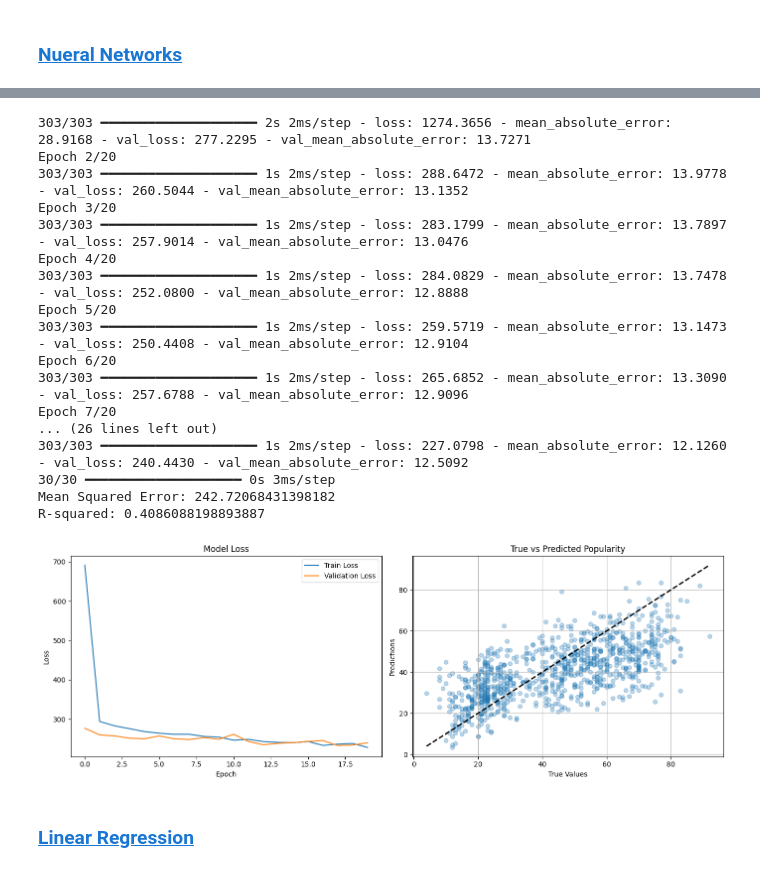
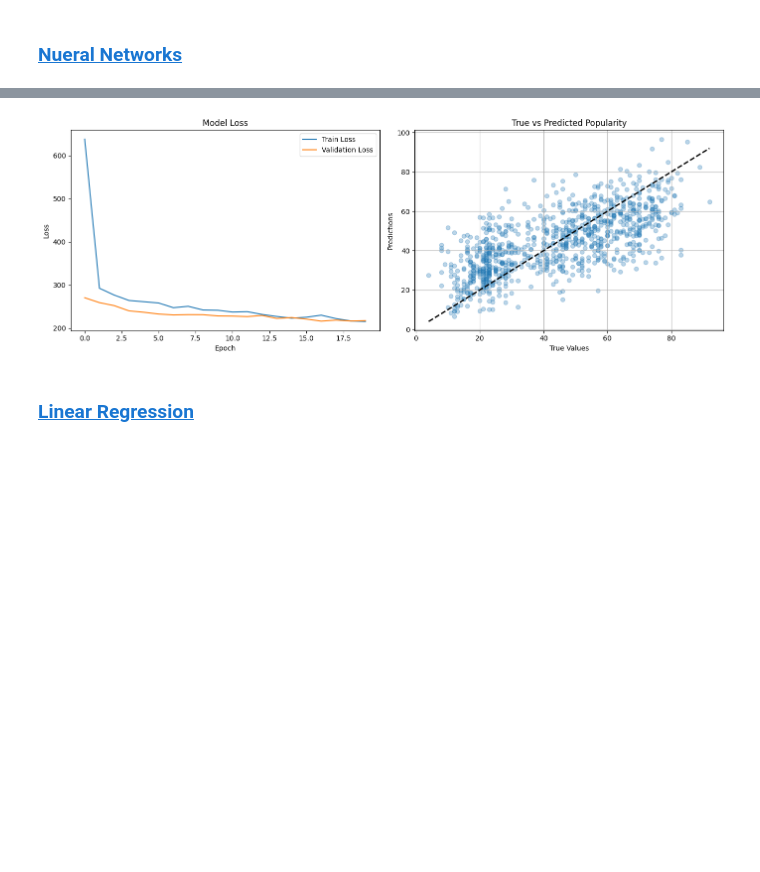
Before and after one commit to Hadi-loo/Introduction-to-Data-Science-Course, a Jupyter notebook: Final Project/Phase 2/phase2.ipynb, the cells around one changed output, grey strips where cells are left out. Saved outputs shown, nothing was run; the diff lists cells and outputs as text; code cells hidden in the pictures; blank space fills up the shorter version.

Commit message:
Add comparative plots

```diff
--- a/Final Project/Phase 2/phase2.ipynb
+++ b/Final Project/Phase 2/phase2.ipynb
@@ -450,4 +469,5 @@ def evaluate_model(model, X_train, y_train, X_test, y_test):
 
     plt.tight_layout()
     plt.show()
+    return mse, r2
 # %%
@@ -759,8 +761,20 @@ Decision Tree R-squared: 0.4698537084101846
 In this section, we will train our models with reduced features and analyze the importance of each feature in predicting the target variable. Feature importance can provide insights into the underlying data and help identify the most influential features in the model.
 # %% [markdown]
 ### <a id='toc1_11_1_'></a>[Nueral Networks](#toc0_)
+# %%
+NN_model_reduced = Sequential([
+    Dense(128, activation='relu', input_shape=(X_train_reduced.shape[1],)),
+    Dropout(0.2),
+    Dense(64, activation='relu'),
+    Dropout(0.2),
+    Dense(32, activation='relu'),
+    Dense(1)
+])
+
+NN_model_reduced.compile(optimizer='adam',
+              loss='mean_squared_error',
+              metrics=['mean_absolute_error'])
 # %%
-
-evaluate_model(NN_model, X_train_reduced, y_train_reduced, X_test_reduced, y_test_reduced)
+nn_reduced_mse, nn_reduced_r2 = evaluate_model(NN_model_reduced, X_train_reduced, y_train_reduced, X_test_reduced, y_test_reduced)
 # %% [output]
 Epoch 1/20
@@ -767,21 +797,4 @@ Epoch 1/20
-303/303 ━━━━━━━━━━━━━━━━━━━━ 2s 2ms/step - loss: 1274.3656 - mean_absolute_error: 28.9168 - val_loss: 277.2295 - val_mean_absolute_error: 13.7271
-Epoch 2/20
-303/303 ━━━━━━━━━━━━━━━━━━━━ 1s 2ms/step - loss: 288.6472 - mean_absolute_error: 13.9778 - val_loss: 260.5044 - val_mean_absolute_error: 13.1352
-Epoch 3/20
-303/303 ━━━━━━━━━━━━━━━━━━━━ 1s 2ms/step - loss: 283.1799 - mean_absolute_error: 13.7897 - val_loss: 257.9014 - val_mean_absolute_error: 13.0476
-Epoch 4/20
-303/303 ━━━━━━━━━━━━━━━━━━━━ 1s 2ms/step - loss: 284.0829 - mean_absolute_error: 13.7478 - val_loss: 252.0800 - val_mean_absolute_error: 12.8888
-Epoch 5/20
-303/303 ━━━━━━━━━━━━━━━━━━━━ 1s 2ms/step - loss: 259.5719 - mean_absolute_error: 13.1473 - val_loss: 250.4408 - val_mean_absolute_error: 12.9104
-Epoch 6/20
-303/303 ━━━━━━━━━━━━━━━━━━━━ 1s 2ms/step - loss: 265.6852 - mean_absolute_error: 13.3090 - val_loss: 257.6788 - val_mean_absolute_error: 12.9096
-Epoch 7/20
-... (26 lines left out)
-303/303 ━━━━━━━━━━━━━━━━━━━━ 1s 2ms/step - loss: 227.0798 - mean_absolute_error: 12.1260 - val_loss: 240.4430 - val_mean_absolute_error: 12.5092
-30/30 ━━━━━━━━━━━━━━━━━━━━ 0s 3ms/step
-Mean Squared Error: 242.72068431398182
-R-squared: 0.4086088198893887
-[figure, old version]
+[figure, new version]
 # %% [markdown]
 ### <a id='toc1_11_2_'></a>[Linear Regression](#toc0_)
 # %%
```
Also changed, not shown: parts of 21 cells of this notebook.
